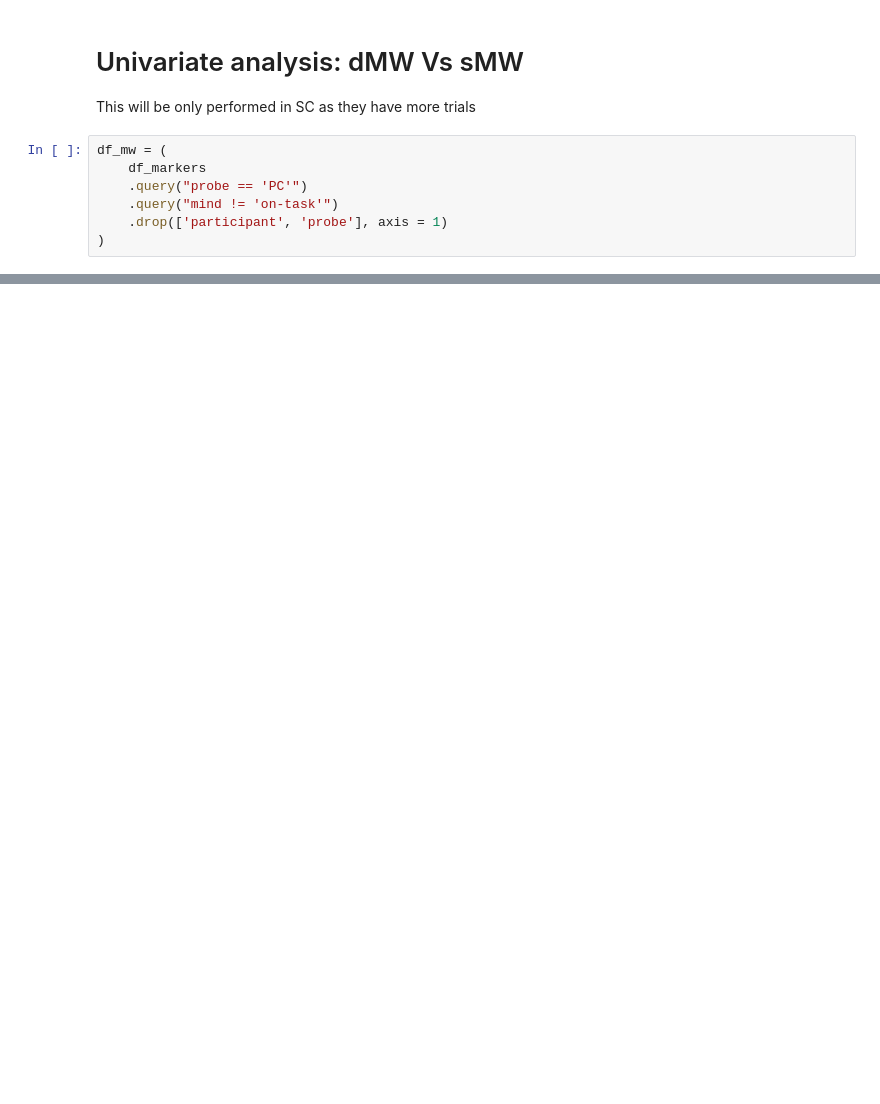
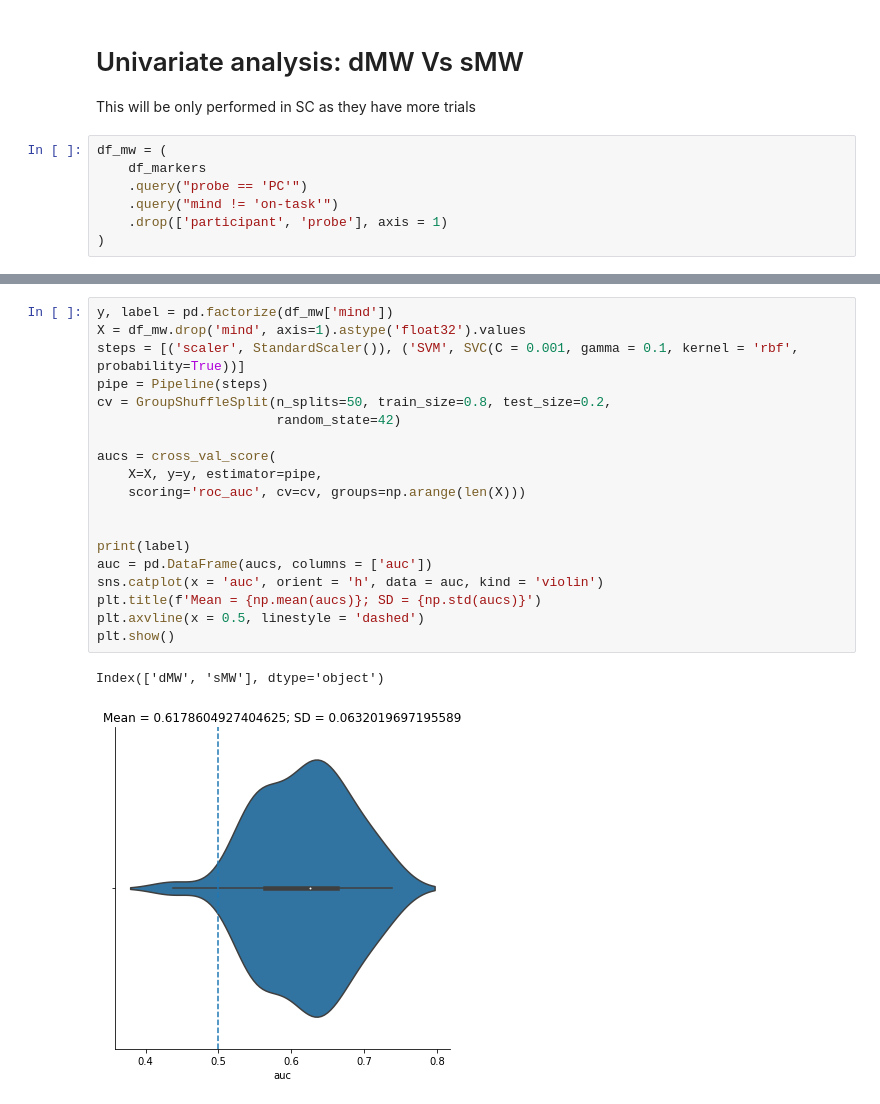
Before and after one commit to Nicobruno92/mw_markers_project, a Jupyter notebook: multivariate_analysis.ipynb, the cells around one changed output, grey strips where cells are left out. Saved outputs shown, nothing was run; the diff lists cells and outputs as text; blank space fills up the shorter version.

```diff
--- a/multivariate_analysis.ipynb
+++ b/multivariate_analysis.ipynb
@@ -136,0 +174,22 @@ Index(['dMW', 'sMW'], dtype='object')
+# %%
+y, label = pd.factorize(df_mw['mind'])
+X = df_mw.drop('mind', axis=1).astype('float32').values
+steps = [('scaler', StandardScaler()), ('SVM', SVC(C = 0.001, gamma = 0.1, kernel = 'rbf', probability=True))]
+pipe = Pipeline(steps)
+cv = GroupShuffleSplit(n_splits=50, train_size=0.8, test_size=0.2,
+                       random_state=42)
+
+aucs = cross_val_score(
+    X=X, y=y, estimator=pipe,
+    scoring='roc_auc', cv=cv, groups=np.arange(len(X)))
+
+
+print(label)
+auc = pd.DataFrame(aucs, columns = ['auc'])
+sns.catplot(x = 'auc', orient = 'h', data = auc, kind = 'violin')
+plt.title(f'Mean = {np.mean(aucs)}; SD = {np.std(aucs)}')
+plt.axvline(x = 0.5, linestyle = 'dashed')
+plt.show()
+# %% [output]
+Index(['dMW', 'sMW'], dtype='object')
+[figure, added]
```
Also changed, not shown: parts of 10 cells of this notebook, 5 other files.
